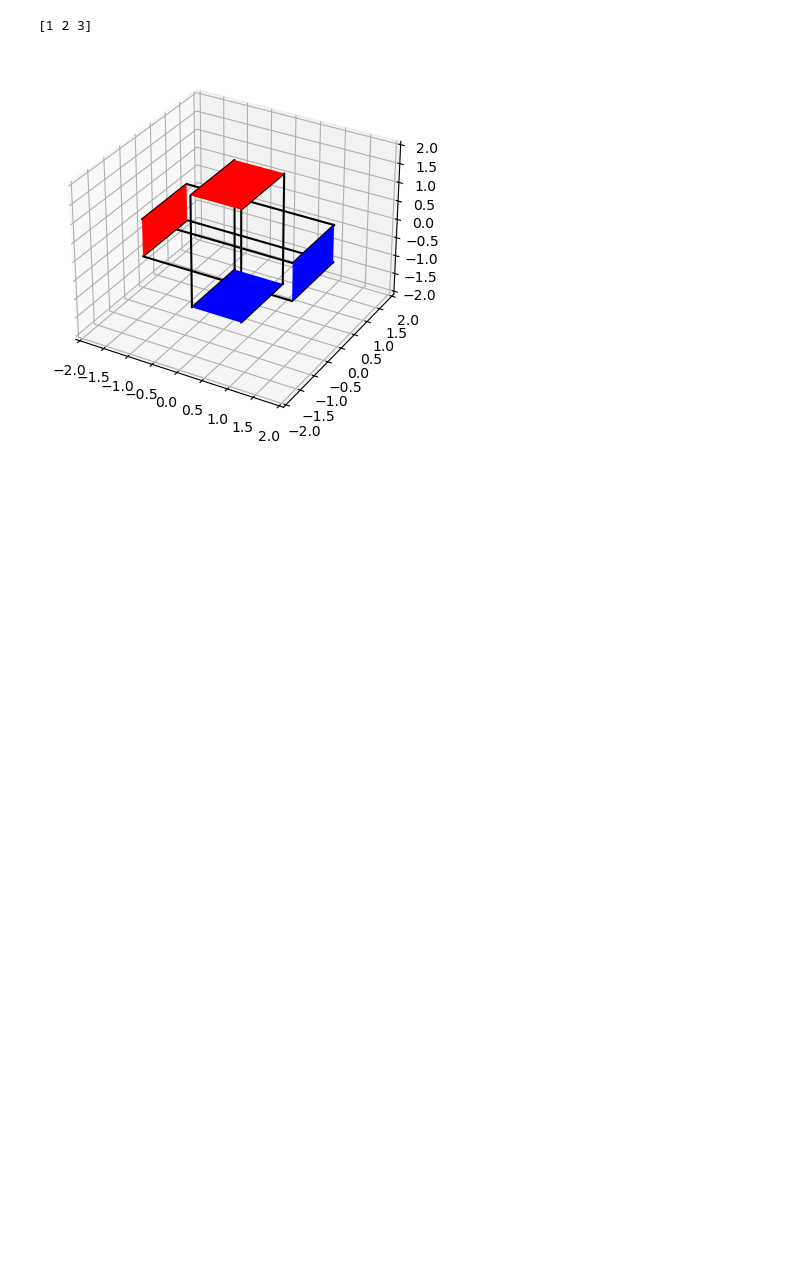
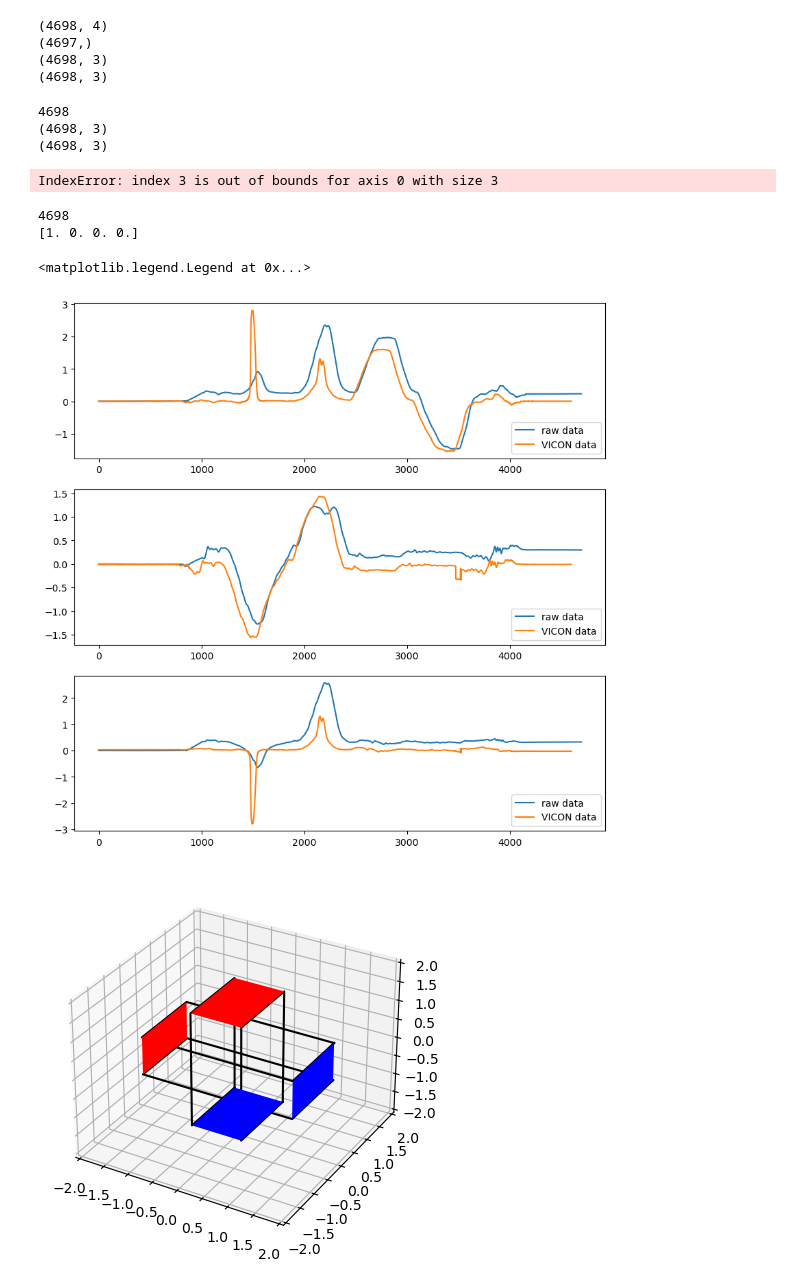
Before and after one commit to Tassadon/ECE276A_PR1, a Jupyter notebook: code/main.ipynb, the cells around one changed output. Saved outputs shown, nothing was run; the diff lists cells and outputs as text; code cells hidden in the pictures; blank space fills up the shorter version.

```diff
--- a/code/main.ipynb
+++ b/code/main.ipynb
@@ -65,5 +56,19 @@ dict_keys(['vals', 'ts'])
+# %%
+bias_ang_x=np.average(Ang_Veloc[0,0:100])
+bias_ang_y=np.average(Ang_Veloc[1,0:100])
+bias_ang_z=np.average(Ang_Veloc[2,0:100])
+bias_acc_x=np.average(Ang_Acc[0,0:100])
+bias_acc_y=np.average(Ang_Acc[1,0:100])
+bias_acc_z=np.average(Ang_Acc[2,0:100])
+# %%
+Ang_Veloc[0] = Ang_Veloc[0] - bias_ang_x
+Ang_Veloc[1] = Ang_Veloc[1] - bias_ang_y
+Ang_Veloc[2] = Ang_Veloc[2] - bias_ang_z
+Ang_Acc[0] = Ang_Acc[0] - bias_acc_x
+Ang_Acc[1] = Ang_Acc[1] - bias_acc_y
+Ang_Acc[2] = Ang_Acc[2] - bias_acc_z + 1
 # %%
 import quarternions
 
-fun = quarternions.predict_next_quarternion(tau,W)
+quarternions_T = quarternions.predict_next_quarternion(tau,Ang_Veloc)
 # %%
@@ -107,8 +76,45 @@ for i in tqdm(range(10),desc = "Outer Loop"):
-# %%
-def myCost():
-    raise NotImplementedError
-# %% [output]
-[1 2 3]
+# %%
+print(quarts.shape)
+print(tau[:,0].shape)
+print(Ang_Veloc.T.shape)
+print(Ang_Acc.T.shape)
+# %% [output]
+(4698, 4)
+(4697,)
+(4698, 3)
+(4698, 3)
+# %%
+optimized_qts = optimization.optimize(quarts,Ang_Acc.T,tau[:,0],Ang_Veloc.T)
+# %% [output]
+4698
+(4698, 3)
+(4698, 3)
+IndexError: index 3 is out of bounds for axis 0 with size 3
+# %%
+print(quarts.shape[0])
+print(quarts[0])
+# %% [output]
+4698
+[1. 0. 0. 0.]
+# %%
+euler_angles = list(map(lambda quart: transforms3d.euler.quat2euler(quart),quarternions_T))
+roll = list(map(lambda angles: angles[0],euler_angles))
+pitch = list(map(lambda angles: angles[1],euler_angles))
+yaw = list(map(lambda angles: angles[2],euler_angles))
+# %%
+fig, ax = plt.subplots(3,1,figsize=(10,10))
+ax[0].plot(roll)
+ax[0].plot(rots[:,0])
+ax[1].plot(pitch)
+ax[1].plot(rots[:,1])
+ax[2].plot(yaw)
+ax[2].plot(rots[:,2])
+ax[0].legend(['raw data','VICON data'],loc='lower right')
+ax[1].legend(['raw data','VICON data'],loc='lower right')
+ax[2].legend(['raw data','VICON data'],loc='lower right')
+# %% [output]
+<matplotlib.legend.Legend at 0x...>
+[figure, added]
 # %%
 rotplot.example()
 # %% [output]
```
Also changed, not shown: parts of 12 cells of this notebook, 4 other files.
